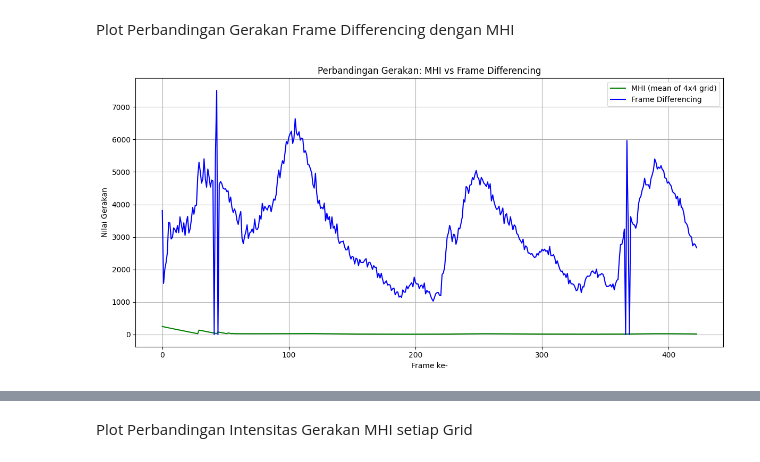
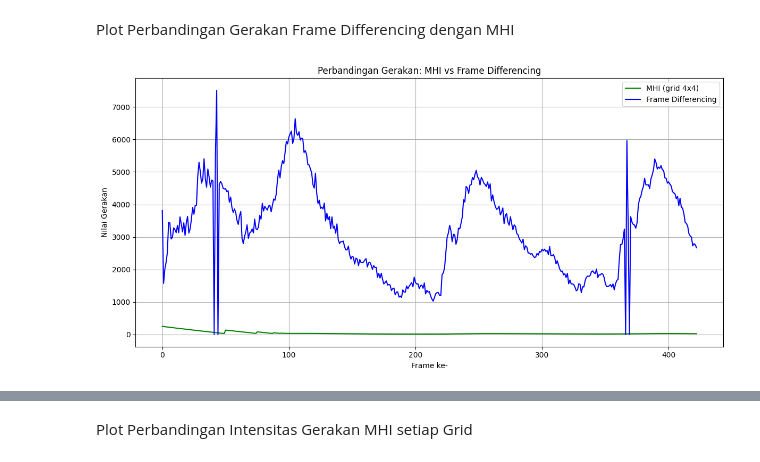
Before and after one commit to rapilap/Rekfit_Vid, a Jupyter notebook: 10122099.ipynb, the cells around one changed output, grey strips where cells are left out. Saved outputs shown, nothing was run; the diff lists cells and outputs as text; code cells hidden in the pictures.

```diff
--- a/10122099.ipynb
+++ b/10122099.ipynb
@@ -226,0 +261,15 @@ Tahap 5: Hasil Visual
+# %%
+plt.figure(figsize=(14, 5))
+
+df_mhi['total_mhi'] = df_mhi.sum(axis=1)
+
+plt.subplot(1, 2, 1)
+plt.plot(df_mhi['total_mhi'], label='Total MHI', color='green')
+plt.title('Total MHI per Frame')
+plt.xlabel('Frame')
+plt.ylabel('Intensity')
+plt.grid(True)
+plt.legend()
+
+plt.tight_layout()
+plt.show()
@@ -226,0 +278,15 @@ Tahap 5: Hasil Visual
+# %%
+plt.figure(figsize=(14, 5))
+
+df_fd['total_fd'] = df_fd.sum(axis=1)
+
+plt.subplot(1, 2, 2)
+plt.plot(df_fd['total_fd'], label='Total Frame Difference', color='blue')
+plt.title('Total Frame Difference per Frame')
+plt.xlabel('Frame')
+plt.ylabel('Changed Pixels')
+plt.grid(True)
+plt.legend()
+
+plt.tight_layout()
+plt.show()
@@ -227,27 +295,21 @@ Tahap 5: Hasil Visual
 # %% [markdown]
 Plot Perbandingan Gerakan Frame Differencing dengan MHI
 # %%
-import pandas as pd
-import matplotlib.pyplot as plt
-
-df_mhi = pd.read_csv("fitur_mhi.csv")
 mhi_mean_per_frame = df_mhi.mean(axis=1)
-
-df_diff = pd.read_csv("frame_differencing.csv")
-diff_values = df_diff.iloc[:, 0]
+diff_values = df_fd.iloc[:, 0]
 
 plt.figure(figsize=(12, 6))
-plt.plot(mhi_mean_per_frame, label='MHI (mean of 4x4 grid)', color='green')
+plt.plot(mhi_mean_per_frame, label='MHI (grid 4x4)', color='green')
 
 if len(mhi_mean_per_frame) == len(diff_values):
     plt.plot(diff_values, label='Frame Differencing', color='blue')
 
 plt.title("Perbandingan Gerakan: MHI vs Frame Differencing")
 plt.xlabel("Frame ke-")
 plt.ylabel("Nilai Gerakan")
 plt.legend()
 plt.grid(True)
 plt.tight_layout()
 plt.show()
 # %% [output]
-[figure, old version]
+[figure, new version]
```
Also changed, not shown: parts of 10 cells of this notebook, 3 other files.
